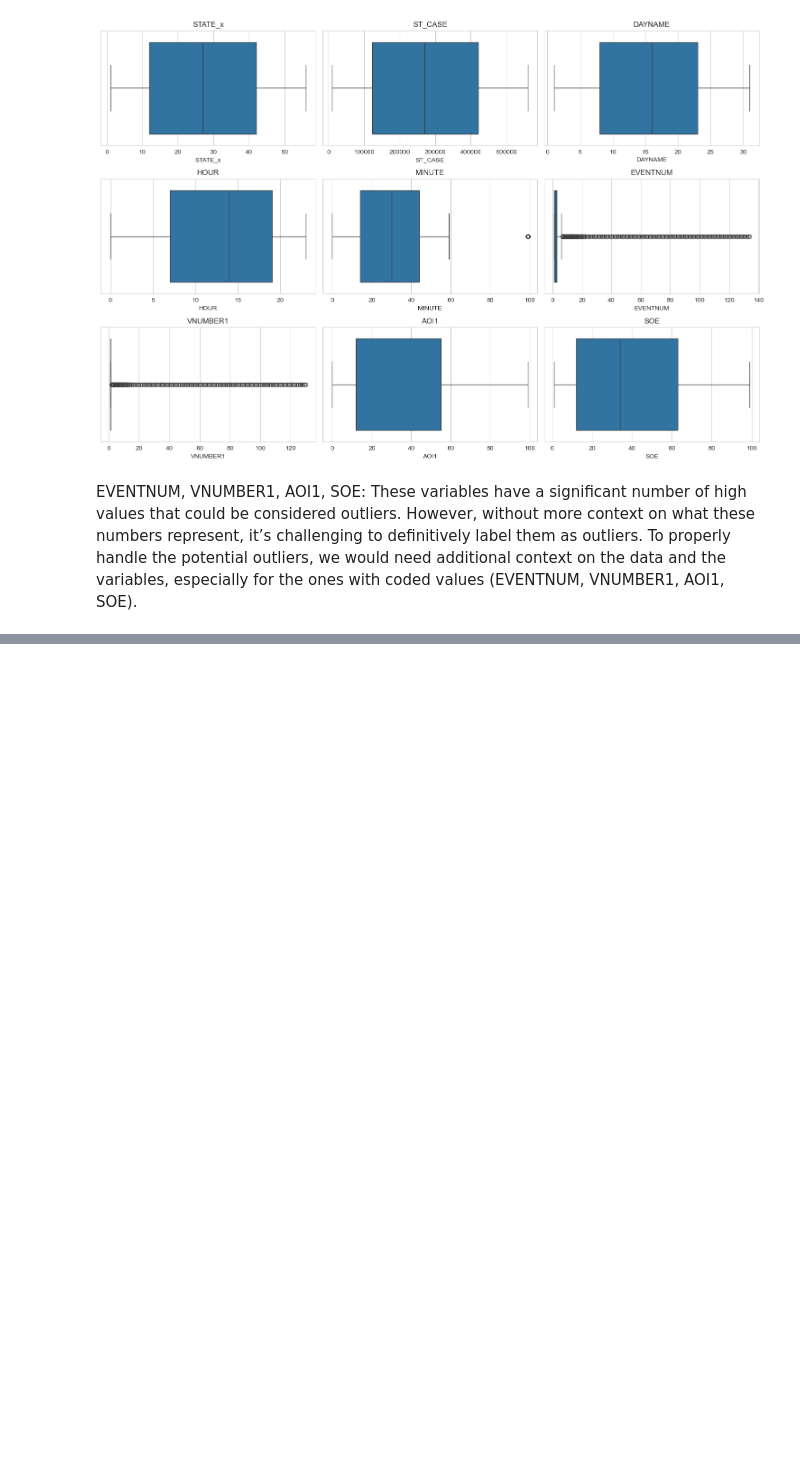
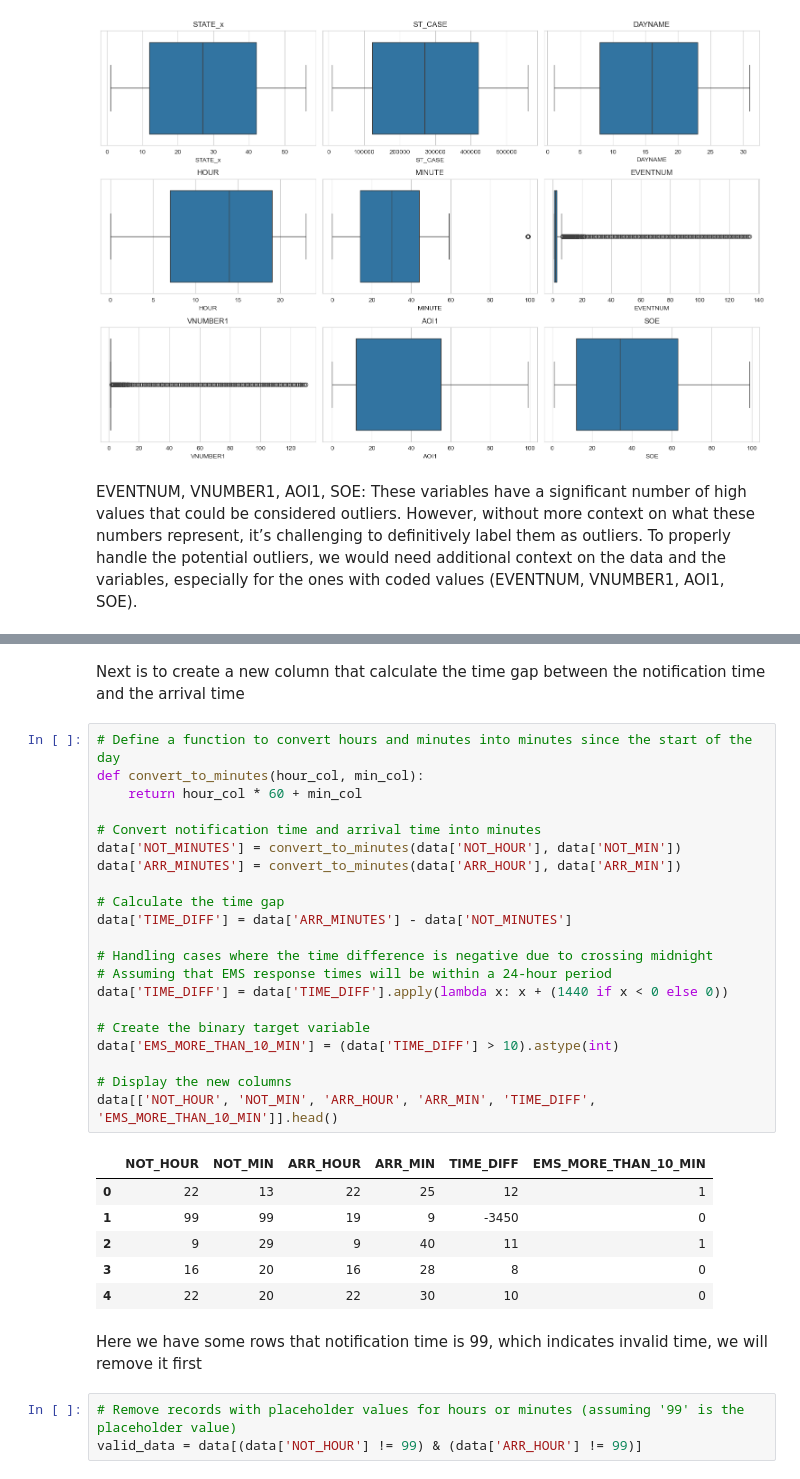
Before and after one commit to anly501/dsan-5000-project-FroomeBeibei79, a Jupyter notebook: ts.ipynb, the cells around one changed output, grey strips where cells are left out. Cells and saved outputs as stored; diff of their text form; blank space fills up the shorter version.

```diff
--- a/ts.ipynb
+++ b/ts.ipynb
@@ -279,0 +268,35 @@ To properly handle the potential outliers, we would need additional context on t
+# %% [markdown]
+Next is to create a new column that calculate the time gap between the notification time and the arrival time
+# %%
+# Define a function to convert hours and minutes into minutes since the start of the day
+def convert_to_minutes(hour_col, min_col):
+    return hour_col * 60 + min_col
+
+# Convert notification time and arrival time into minutes
+data['NOT_MINUTES'] = convert_to_minutes(data['NOT_HOUR'], data['NOT_MIN'])
+data['ARR_MINUTES'] = convert_to_minutes(data['ARR_HOUR'], data['ARR_MIN'])
+
+# Calculate the time gap
+data['TIME_DIFF'] = data['ARR_MINUTES'] - data['NOT_MINUTES']
+
+# Handling cases where the time difference is negative due to crossing midnight
+# Assuming that EMS response times will be within a 24-hour period
+data['TIME_DIFF'] = data['TIME_DIFF'].apply(lambda x: x + (1440 if x < 0 else 0))
+
+# Create the binary target variable
+data['EMS_MORE_THAN_10_MIN'] = (data['TIME_DIFF'] > 10).astype(int)
+
+# Display the new columns
+data[['NOT_HOUR', 'NOT_MIN', 'ARR_HOUR', 'ARR_MIN', 'TIME_DIFF', 'EMS_MORE_THAN_10_MIN']].head()
+# %% [output]
+|  | NOT_HOUR | NOT_MIN | ARR_HOUR | ARR_MIN | TIME_DIFF | EMS_MORE_THAN_10_MIN |
+| 0 | 22 | 13 | 22 | 25 | 12 | 1 |
+| 1 | 99 | 99 | 19 | 9 | -3450 | 0 |
+| 2 | 9 | 29 | 9 | 40 | 11 | 1 |
+| 3 | 16 | 20 | 16 | 28 | 8 | 0 |
+| 4 | 22 | 20 | 22 | 30 | 10 | 0 |
+# %% [markdown]
+Here we have some rows that notification time is 99, which indicates invalid time, we will remove it first
+# %%
+# Remove records with placeholder values for hours or minutes (assuming '99' is the placeholder value)
+valid_data = data[(data['NOT_HOUR'] != 99) & (data['ARR_HOUR'] != 99)]
```
Also changed, not shown: parts of 18 cells of this notebook, 7 other files.
